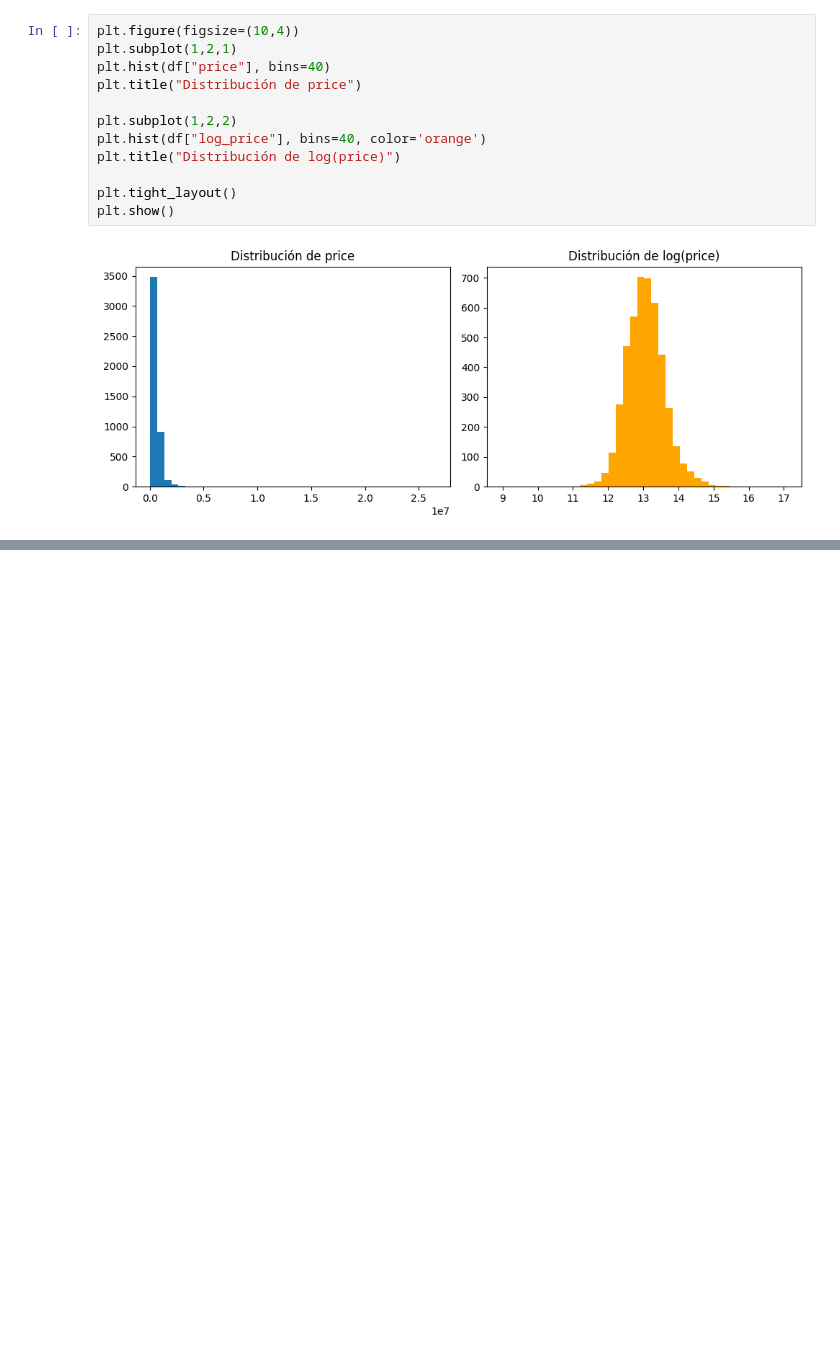
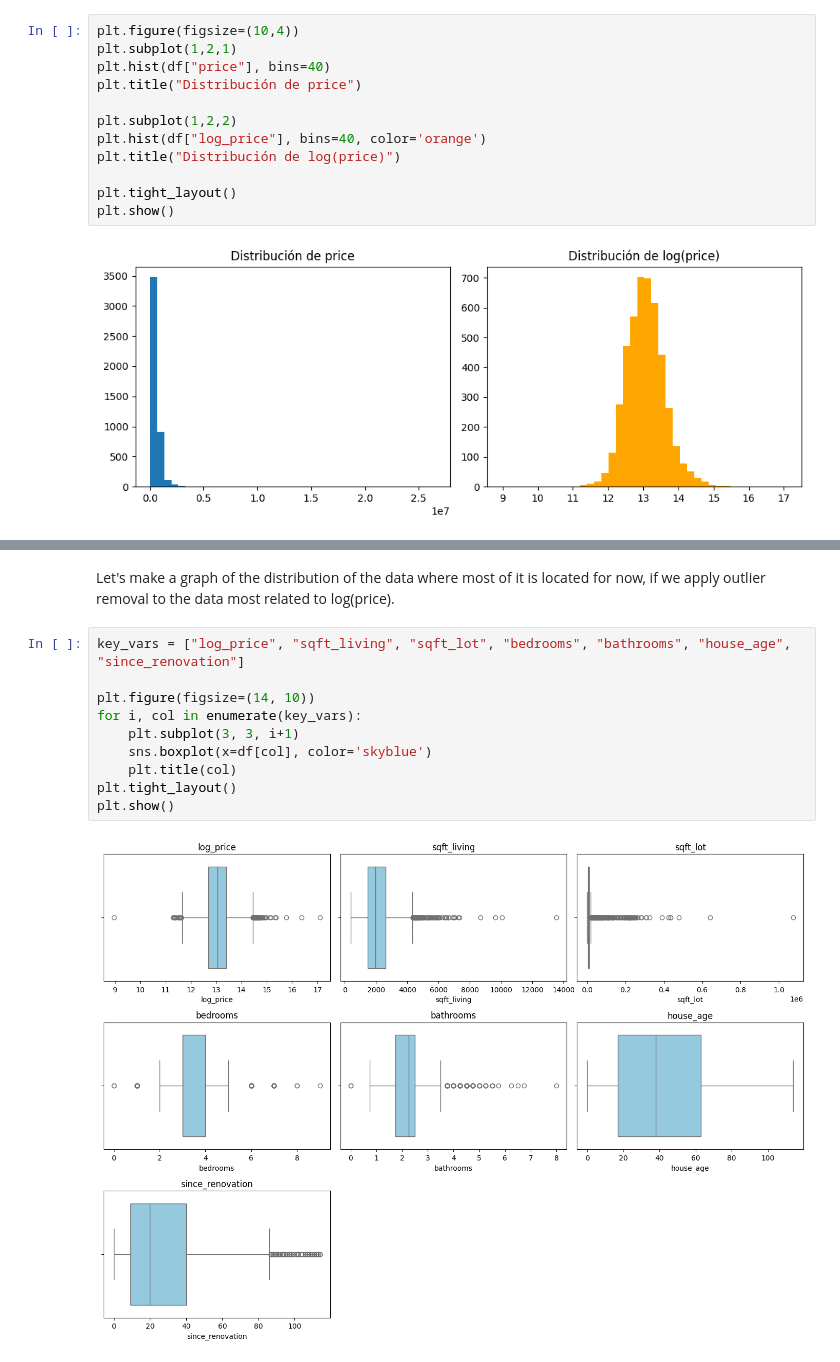
Before and after one commit to ItsTowi/Activity1_NEC, a Jupyter notebook: activity1.ipynb, the cells around one changed output, grey strips where cells are left out. Cells and saved outputs as stored; diff of their text form; blank space fills up the shorter version.

```diff
--- a/activity1.ipynb
+++ b/activity1.ipynb
@@ -106,0 +178,14 @@ print(df.head())
+# %% [markdown]
+Let's make a graph of the distribution of the data where most of it is located for now, if we apply outlier removal to the data most related to log(price).
+# %%
+key_vars = ["log_price", "sqft_living", "sqft_lot", "bedrooms", "bathrooms", "house_age", "since_renovation"]
+
+plt.figure(figsize=(14, 10))
+for i, col in enumerate(key_vars):
+    plt.subplot(3, 3, i+1)
+    sns.boxplot(x=df[col], color='skyblue')
+    plt.title(col)
+plt.tight_layout()
+plt.show()
+# %% [output]
+[figure, added]
```
Also changed, not shown: parts of 20 cells of this notebook.
